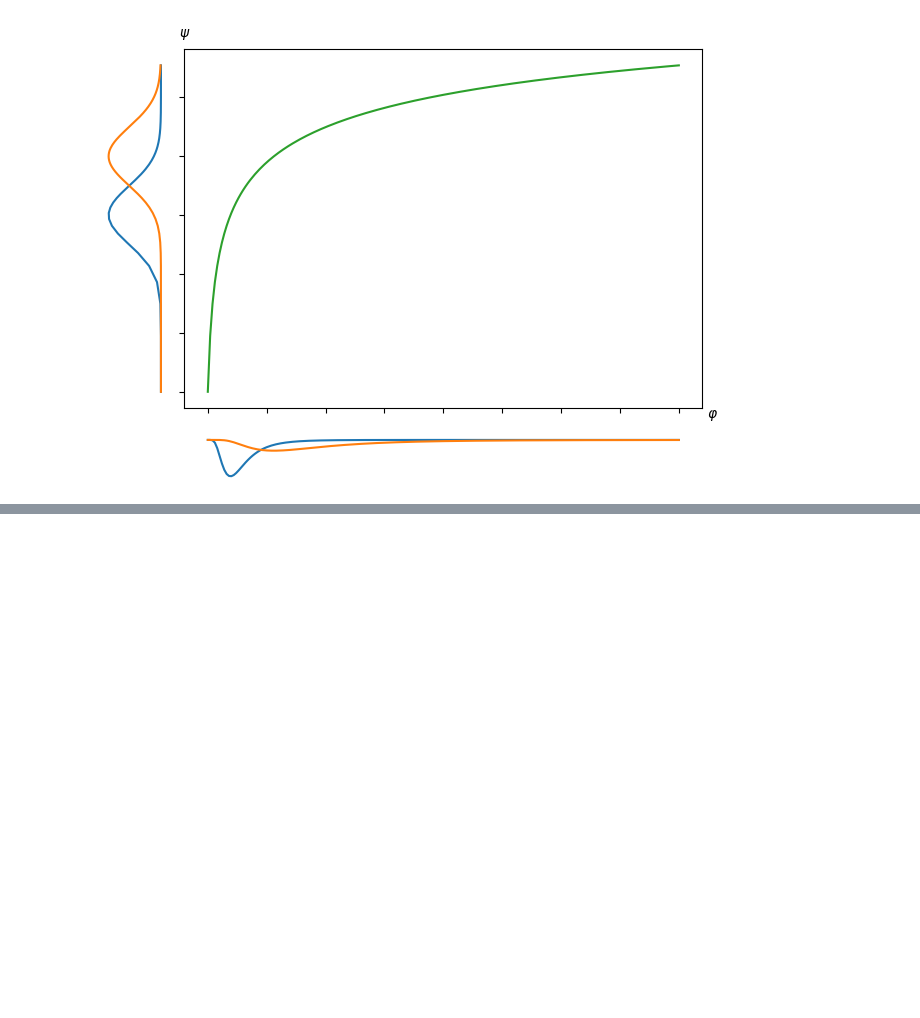
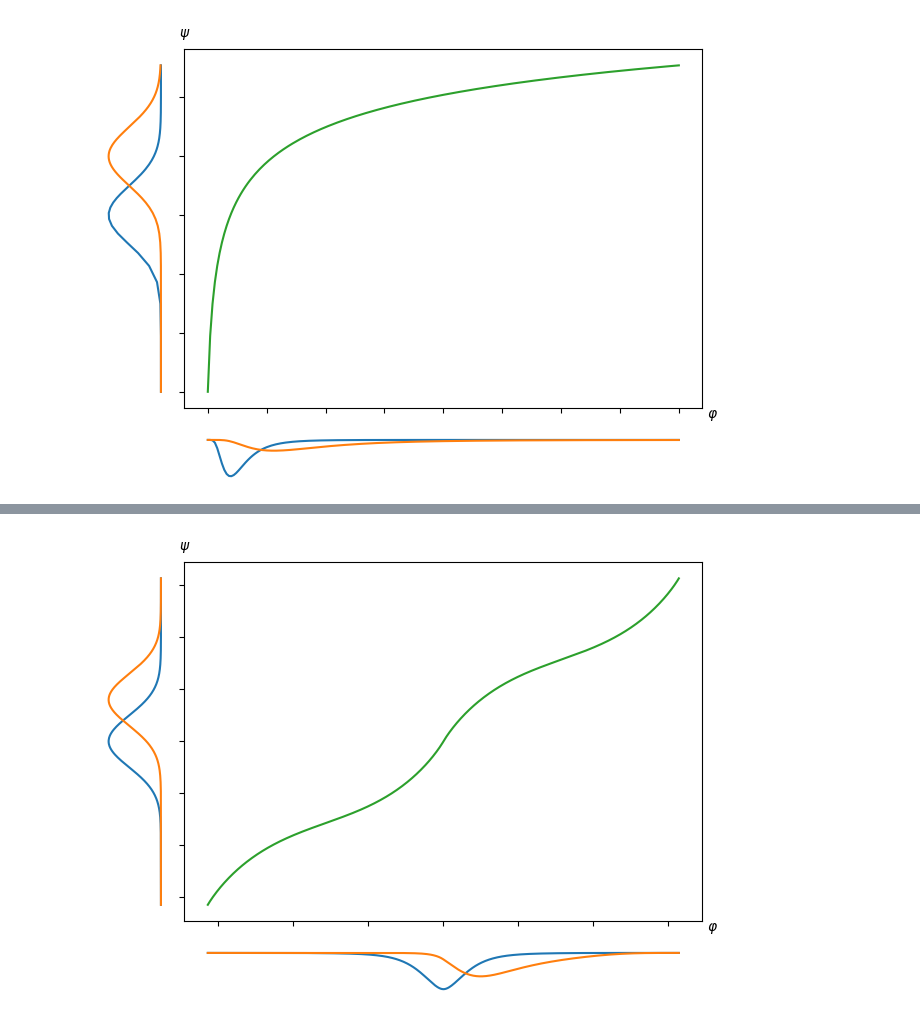
Before and after one commit to dominikstrb/Fechner.jl, a Jupyter notebook: notebooks/IntroSDT.ipynb, the cells around one changed output, grey strips where cells are left out. Saved outputs shown, nothing was run; the diff lists cells and outputs as text; code cells hidden in the pictures; blank space fills up the shorter version.

```diff
--- a/notebooks/IntroSDT.ipynb
+++ b/notebooks/IntroSDT.ipynb
@@ -150,0 +178,11 @@ if save_figures f.savefig("../figures/efficient-coding.pdf") end
+# %%
+function D(x)
+    integral, err = quadgk(d, -pi, x, rtol=1e-8)
+    return (2 * pi * integral) - pi
+end
+
+f, ax = plot_mapping(D, ϕ, μ1=0, μ2=0.8, σ=0.5)
+
+if save_figures f.savefig("../figures/efficient-coding-ori.pdf") end
+# %% [output]
+[figure, added]
```
Also changed, not shown: parts of 8 cells of this notebook, 2 other files.
